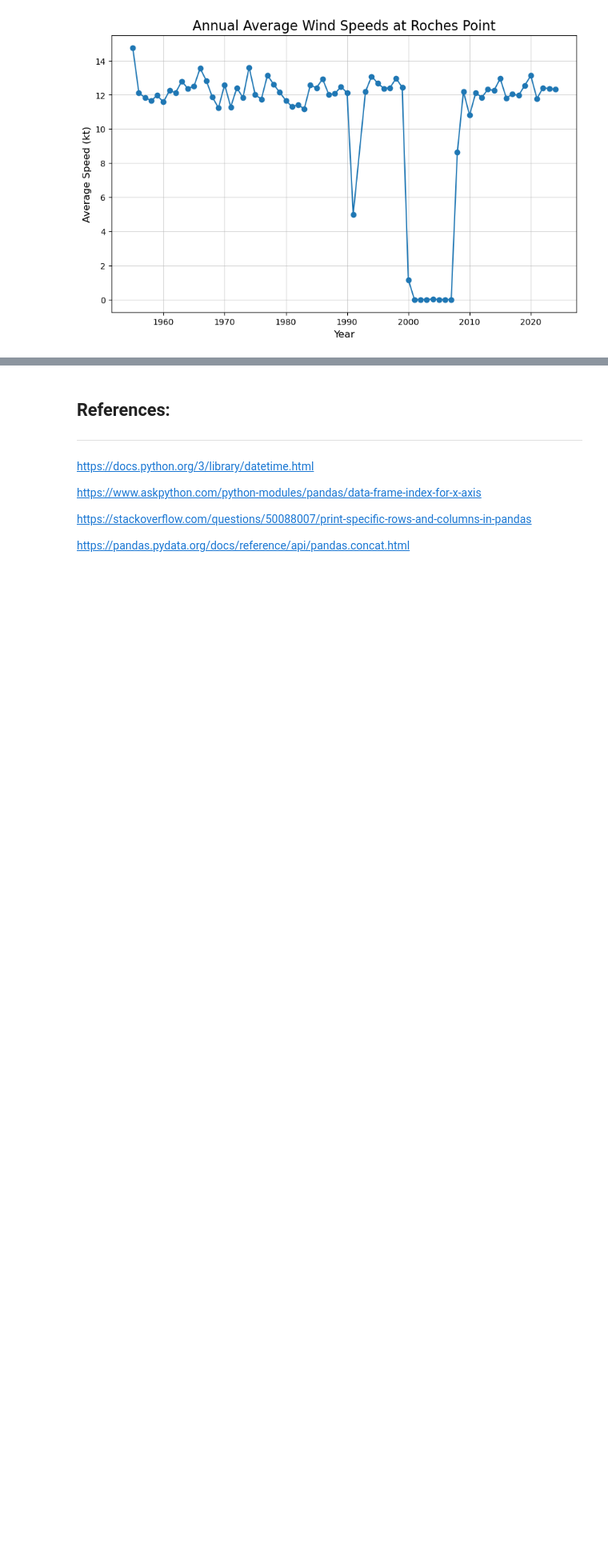
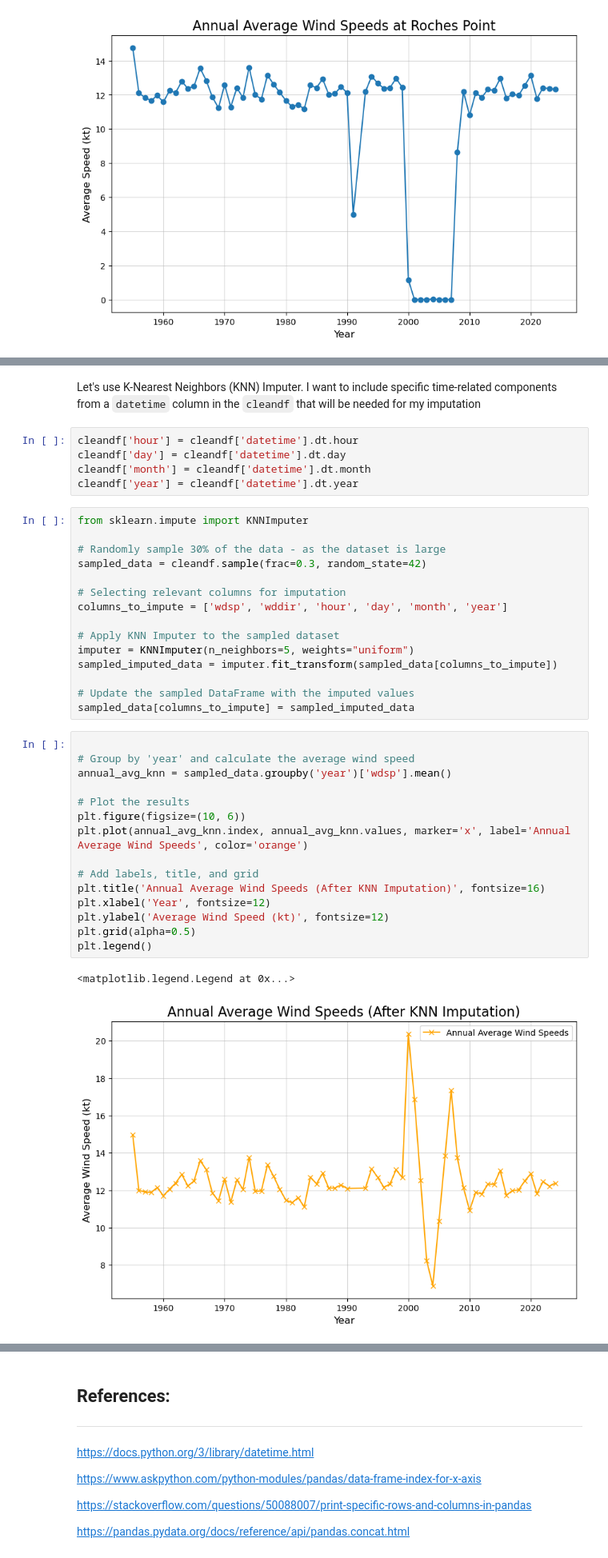
Before and after one commit to mondbr/PFDA_project, a Jupyter notebook: analysis.ipynb, the cells around one changed output, grey strips where cells are left out. Shown: that part at 80% size. Saved outputs shown, nothing was run; the diff lists cells and outputs as text; blank space fills up the shorter version.

```diff
--- a/analysis.ipynb
+++ b/analysis.ipynb
@@ -433,0 +524,40 @@ As wind speeds are typically seasonal and show smooth trends over time, making l
+# %% [markdown]
+Let's use K-Nearest Neighbors (KNN) Imputer. I want to include specific time-related components from a `datetime` column in the `cleandf` that will be needed for my imputation
+# %%
+cleandf['hour'] = cleandf['datetime'].dt.hour
+cleandf['day'] = cleandf['datetime'].dt.day
+cleandf['month'] = cleandf['datetime'].dt.month
+cleandf['year'] = cleandf['datetime'].dt.year
+# %%
+from sklearn.impute import KNNImputer
+
+# Randomly sample 30% of the data - as the dataset is large
+sampled_data = cleandf.sample(frac=0.3, random_state=42)
+
+# Selecting relevant columns for imputation
+columns_to_impute = ['wdsp', 'wddir', 'hour', 'day', 'month', 'year']
+
+# Apply KNN Imputer to the sampled dataset
+imputer = KNNImputer(n_neighbors=5, weights="uniform")
+sampled_imputed_data = imputer.fit_transform(sampled_data[columns_to_impute])
+
+# Update the sampled DataFrame with the imputed values
+sampled_data[columns_to_impute] = sampled_imputed_data
+# %%
+
+# Group by 'year' and calculate the average wind speed
+annual_avg_knn = sampled_data.groupby('year')['wdsp'].mean()
+
+# Plot the results
+plt.figure(figsize=(10, 6))
+plt.plot(annual_avg_knn.index, annual_avg_knn.values, marker='x', label='Annual Average Wind Speeds', color='orange')
+
+# Add labels, title, and grid
+plt.title('Annual Average Wind Speeds (After KNN Imputation)', fontsize=16)
+plt.xlabel('Year', fontsize=12)
+plt.ylabel('Average Wind Speed (kt)', fontsize=12)
+plt.grid(alpha=0.5)
+plt.legend()
+# %% [output]
+<matplotlib.legend.Legend at 0x...>
+[figure, added]
```
Also changed, not shown: parts of 25 cells of this notebook.
